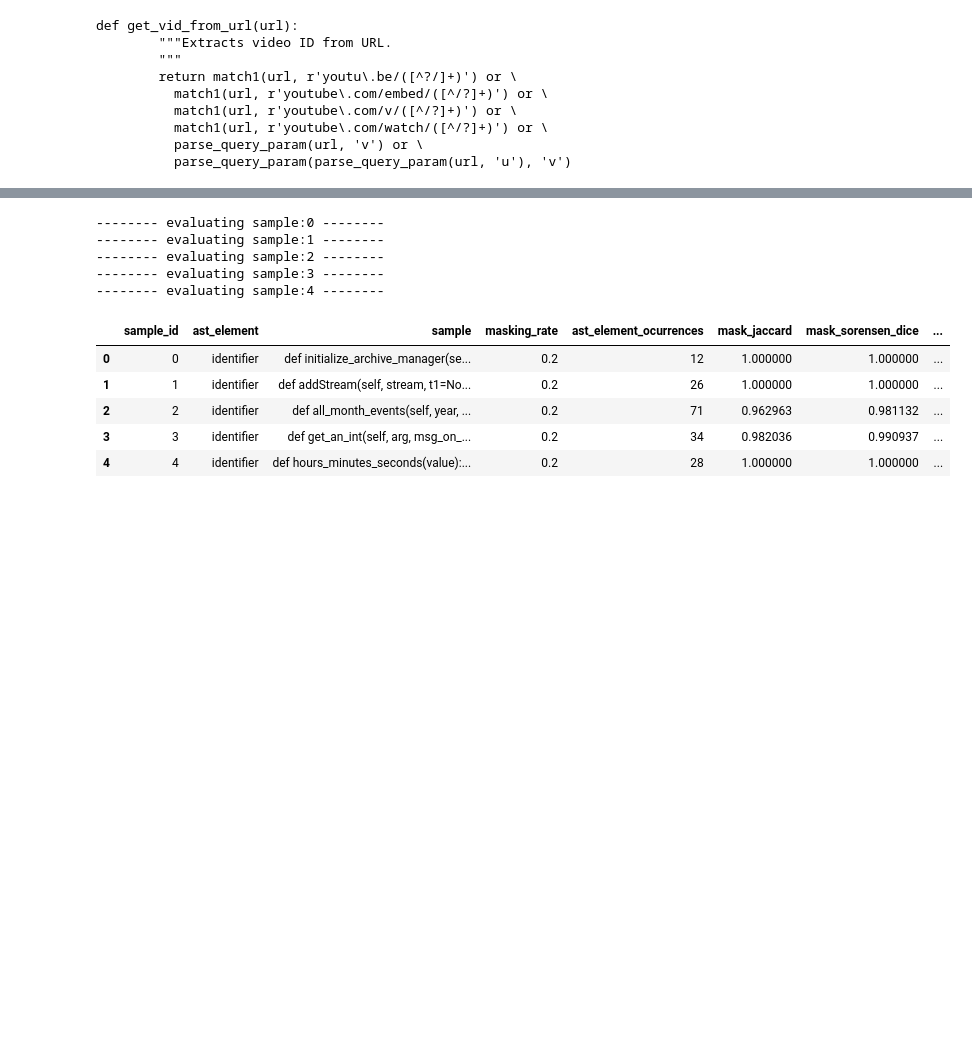
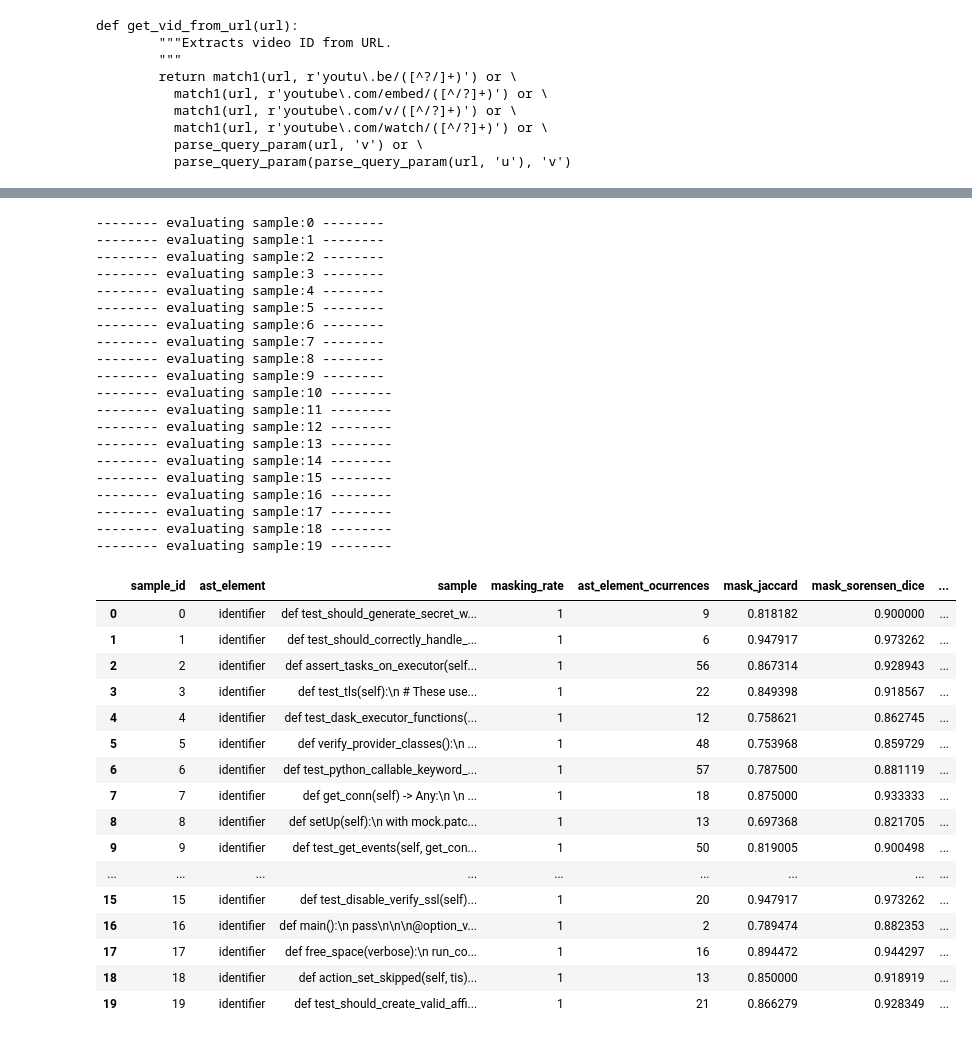
Before and after one commit to WM-SEMERU/SyntaxEval, a Jupyter notebook: nbs/evaluator.ipynb, the cells around one changed output, grey strips where cells are left out. Saved outputs shown, nothing was run; the diff lists cells and outputs as text; code cells hidden in the pictures; blank space fills up the shorter version.

Commit message:
included support for galeras dataset

```diff
--- a/nbs/evaluator.ipynb
+++ b/nbs/evaluator.ipynb
@@ -29,8 +29,8 @@ class Evaluator:
         self.predictor = Predictor.from_pretrained(checkpoint, self.tokenizer, gpu_available)
         self.judge = Judge(self.tokenizer)
 
-    def __call__(self, test_set, concepts: list, masking_rate: float):
-        result_list = self.evaluate_concepts_in_test_set(concepts, test_set, masking_rate)
+    def __call__(self, test_set, concepts: list, masking_rate: float, code_field: str):
+        result_list = self.evaluate_concepts_in_test_set(concepts, test_set, masking_rate, code_field)
         results_dataframe = pd.DataFrame([], columns=[
             'sample_id', 'ast_element', 'sample', 'masking_rate',
             'ast_element_ocurrences','mask_jaccard', 'mask_sorensen_dice', 'mask_levenshtein',
@@ -86,17 +86,17 @@ class Evaluator:
         utils.find_nodes(source_code_tree.root_node, self.tokenizer.node_types[target_node_type_idx], source_code_nodes)
         if len(source_code_nodes) == 0:
             return results
-        masked_code_encoding = self.masker(source_code, self.tokenizer(source_code), target_node_type_idx, masking_rate)
+        masked_code_encoding, number_of_masked_tokens = self.masker.mask_ast_tokens(source_code, self.tokenizer(source_code), target_node_type_idx, masking_rate)
         predictions = self.predictor(masked_code_encoding, self.tokenizer.tokenizer(source_code, return_tensors='pt'), number_of_predictions)
         for prediction_number in range(0, number_of_predictions):
             predicted_code = predictions[prediction_number]
             prediction_results = self.judge(source_code, predicted_code)
             results.append([len(source_code_nodes), prediction_results[0], prediction_results[1], prediction_results[2]])
-        return results
+        return results, number_of_masked_tokens
 
-    def evaluate_random_mask_on_snippet(self, source_code: str, number_of_predictions:int, masking_rate: float):
+    def evaluate_random_mask_on_snippet(self, source_code: str, number_of_predictions:int, number_tokens_to_mask: int):
         results=[]
-        masked_code_encoding = self.masker(source_code, self.tokenizer(source_code), 0, masking_rate, True)
+        masked_code_encoding = self.masker.mask_random_tokens(self.tokenizer(source_code), number_tokens_to_mask)
         predictions = self.predictor(masked_code_encoding, self.tokenizer.tokenizer(source_code, return_tensors='pt'), number_of_predictions)
         for prediction_number in range(0, number_of_predictions):
             predicted_code = predictions[prediction_number]
@@ -104,15 +104,15 @@ class Evaluator:
             results.append([0, prediction_results[0], prediction_results[1], prediction_results[2]])
         return results
 
-    def evaluate_concepts_in_test_set(self, concepts: list, test_set, masking_rate: float):
+    def evaluate_concepts_in_test_set(self, concepts: list, test_set, masking_rate: float, code_field: str):
         test_set_results = []
         for sample_index, sample in enumerate(test_set):
             print('-------- evaluating sample:'+str(sample_index)+' --------')
-            random_mask_results = self.evaluate_random_mask_on_snippet(sample['whole_func_string'], 1, masking_rate)
             for concept in concepts:
-                concept_mask_results = self.evaluate_node_type_on_snippet(sample['whole_func_string'], self.tokenizer.node_types.index(concept), 1, masking_rate)
+                concept_mask_results, number_of_masked_tokens = self.evaluate_node_type_on_snippet(sample[code_field], self.tokenizer.node_types.index(concept), 1, masking_rate)
+                random_mask_results = self.evaluate_random_mask_on_snippet(sample[code_field], 1, number_of_masked_tokens)
                 if len(concept_mask_results)>0:
-                    test_set_results.append([sample_index, concept, sample['whole_func_string'], masking_rate,
+                    test_set_results.append([sample_index, concept, sample[code_field], masking_rate,
                                             concept_mask_results[0][0], concept_mask_results[0][1], concept_mask_results[0][2], concept_mask_results[0][3],
                                             random_mask_results[0][1], random_mask_results[0][2], random_mask_results[0][3]]) #TODO ADD CONFOUNDERS
         return test_set_results
@@ -282,27 +273,66 @@ TOTAL SAMPLES TO EVALUATE: 5
+# %%
+#|eval: false
+### LOADING GALERAS
+test_set = json.load(open('/workspaces/CodeCheckList/semeru-datasets/galeras_curated_raw/airflow/data_1.json',))
+test_set += json.load(open('/workspaces/CodeCheckList/semeru-datasets/galeras_curated_raw/AliceMind-Baba/dataset17.json',))
+
+#test_set = json.load(open('/workspaces/CodeCheckList/semeru-datasets/galeras_previews_iteration_bk/combinedDataset/dataset.json',))
+#test_set += json.load(open('/workspaces/CodeCheckList/semeru-datasets/galeras_previews_iteration_bk/combinedDataset/dataset0.json',))
+#test_set += json.load(open('/workspaces/CodeCheckList/semeru-datasets/galeras_previews_iteration_bk/combinedDataset/dataset1.json',))
+
+test_set = utils.get_test_sets_galeras(test_set, python_language, max_token_number, bert_tokenizer)
+test_set = test_set[:20]
 # %%
 #|eval: false
 number_of_predictions = 3
 checkpoint = "huggingface/CodeBERTa-small-v1"
 python_language = "python"
-masking_rate = 0.2
+masking_rate = 1
 
 evaluator = Evaluator(checkpoint, python_language, gpu_available=False)
 
 #results_dataframe = evaluator(test_set, number_of_predictions, masking_rate)
-results_dataframe = evaluator(test_set, ['identifier'], masking_rate)
+#results_dataframe = evaluator(test_set, ['identifier'], masking_rate, 'whole_func_string')
+results_dataframe = evaluator(test_set, ['identifier'], masking_rate, 'code')
 
 #results_dataframe.sort_values(by=['occurences'], ascending=False)
 
 results_dataframe
 # %% [output]
 -------- evaluating sample:0 --------
 -------- evaluating sample:1 --------
 -------- evaluating sample:2 --------
 -------- evaluating sample:3 --------
 -------- evaluating sample:4 --------
+-------- evaluating sample:5 --------
+-------- evaluating sample:6 --------
+-------- evaluating sample:7 --------
+-------- evaluating sample:8 --------
+-------- evaluating sample:9 --------
+-------- evaluating sample:10 --------
+-------- evaluating sample:11 --------
+-------- evaluating sample:12 --------
+-------- evaluating sample:13 --------
+-------- evaluating sample:14 --------
+-------- evaluating sample:15 --------
+-------- evaluating sample:16 --------
+-------- evaluating sample:17 --------
+-------- evaluating sample:18 --------
+-------- evaluating sample:19 --------
 |  | sample_id | ast_element | sample | masking_rate | ast_element_ocurrences | mask_jaccard | mask_sorensen_dice | ... |
-| 0 | 0 | identifier | def initialize_archive_manager(se... | 0.2 | 12 | 1.000000 | 1.000000 | ... |
-| 1 | 1 | identifier | def addStream(self, stream, t1=No... | 0.2 | 26 | 1.000000 | 1.000000 | ... |
-| 2 | 2 | identifier | def all_month_events(self, year, ... | 0.2 | 71 | 0.962963 | 0.981132 | ... |
-| 3 | 3 | identifier | def get_an_int(self, arg, msg_on_... | 0.2 | 34 | 0.982036 | 0.990937 | ... |
-| 4 | 4 | identifier | def hours_minutes_seconds(value):... | 0.2 | 28 | 1.000000 | 1.000000 | ... |
+| 0 | 0 | identifier | def test_should_generate_secret_w... | 1 | 9 | 0.818182 | 0.900000 | ... |
+| 1 | 1 | identifier | def test_should_correctly_handle_... | 1 | 6 | 0.947917 | 0.973262 | ... |
+| 2 | 2 | identifier | def assert_tasks_on_executor(self... | 1 | 56 | 0.867314 | 0.928943 | ... |
+| 3 | 3 | identifier | def test_tls(self):\n # These use... | 1 | 22 | 0.849398 | 0.918567 | ... |
+| 4 | 4 | identifier | def test_dask_executor_functions(... | 1 | 12 | 0.758621 | 0.862745 | ... |
+| 5 | 5 | identifier | def verify_provider_classes():\n ... | 1 | 48 | 0.753968 | 0.859729 | ... |
+| 6 | 6 | identifier | def test_python_callable_keyword_... | 1 | 57 | 0.787500 | 0.881119 | ... |
+| 7 | 7 | identifier | def get_conn(self) -> Any:\n \n ... | 1 | 18 | 0.875000 | 0.933333 | ... |
+| 8 | 8 | identifier | def setUp(self):\n with mock.patc... | 1 | 13 | 0.697368 | 0.821705 | ... |
+| 9 | 9 | identifier | def test_get_events(self, get_con... | 1 | 50 | 0.819005 | 0.900498 | ... |
+| ... | ... | ... | ... | ... | ... | ... | ... | ... |
+| 15 | 15 | identifier | def test_disable_verify_ssl(self)... | 1 | 20 | 0.947917 | 0.973262 | ... |
+| 16 | 16 | identifier | def main():\n pass\n\n\n@option_v... | 1 | 2 | 0.789474 | 0.882353 | ... |
+| 17 | 17 | identifier | def free_space(verbose):\n run_co... | 1 | 16 | 0.894472 | 0.944297 | ... |
+| 18 | 18 | identifier | def action_set_skipped(self, tis)... | 1 | 13 | 0.850000 | 0.918919 | ... |
+| 19 | 19 | identifier | def test_should_create_valid_affi... | 1 | 21 | 0.866279 | 0.928349 | ... |
```
Also changed, not shown: parts of 4 cells of this notebook, 6 other files.
